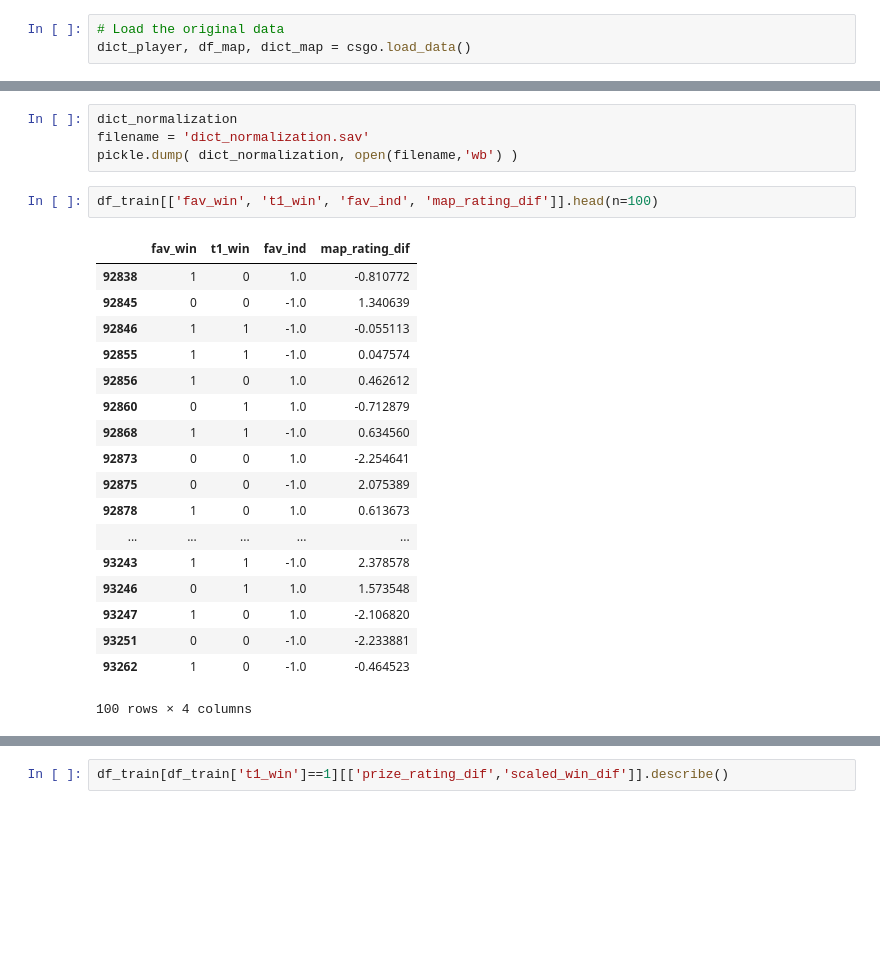
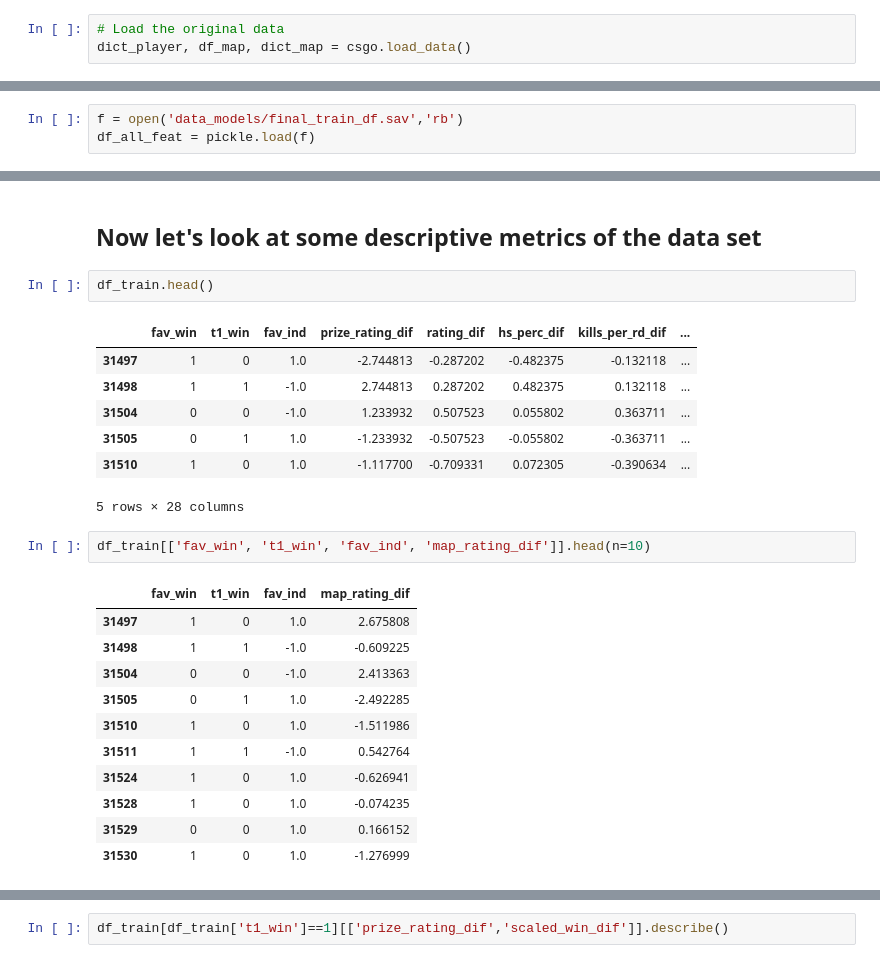
Before and after one commit to emmanuel-garza/insight-csgo, a Jupyter notebook: final_model.ipynb, the cells around one changed output, grey strips where cells are left out. Drawn from its saved outputs; the diff is of its cells as text; blank space fills up the shorter version.

```diff
--- a/final_model.ipynb
+++ b/final_model.ipynb
@@ -37,0 +45,3 @@ Total time to create training set = 0:00:11.221244
+# %%
+f = open('data_models/final_train_df.sav','rb')
+df_all_feat = pickle.load(f)
@@ -167,25 +136,26 @@ SyntaxError: invalid syntax (<ipython-input-20-b550ef1f9b0f>, line 40)
-# %%
-dict_normalization
-filename = 'dict_normalization.sav'
-pickle.dump( dict_normalization, open(filename,'wb') )
+# %% [markdown]
+## Now let's look at some descriptive metrics of the data set
+# %%
+df_train.head()
+# %% [output]
+|  | fav_win | t1_win | fav_ind | prize_rating_dif | rating_dif | hs_perc_dif | kills_per_rd_dif | ... |
+| 31497 | 1 | 0 | 1.0 | -2.744813 | -0.287202 | -0.482375 | -0.132118 | ... |
+| 31498 | 1 | 1 | -1.0 | 2.744813 | 0.287202 | 0.482375 | 0.132118 | ... |
+| 31504 | 0 | 0 | -1.0 | 1.233932 | 0.507523 | 0.055802 | 0.363711 | ... |
+| 31505 | 0 | 1 | 1.0 | -1.233932 | -0.507523 | -0.055802 | -0.363711 | ... |
+| 31510 | 1 | 0 | 1.0 | -1.117700 | -0.709331 | 0.072305 | -0.390634 | ... |
+5 rows × 28 columns
 # %%
-df_train[['fav_win', 't1_win', 'fav_ind', 'map_rating_dif']].head(n=100)
+df_train[['fav_win', 't1_win', 'fav_ind', 'map_rating_dif']].head(n=10)
 # %% [output]
 |  | fav_win | t1_win | fav_ind | map_rating_dif |
-| 92838 | 1 | 0 | 1.0 | -0.810772 |
-| 92845 | 0 | 0 | -1.0 | 1.340639 |
-| 92846 | 1 | 1 | -1.0 | -0.055113 |
-| 92855 | 1 | 1 | -1.0 | 0.047574 |
-| 92856 | 1 | 0 | 1.0 | 0.462612 |
-| 92860 | 0 | 1 | 1.0 | -0.712879 |
-| 92868 | 1 | 1 | -1.0 | 0.634560 |
-| 92873 | 0 | 0 | 1.0 | -2.254641 |
-| 92875 | 0 | 0 | -1.0 | 2.075389 |
-| 92878 | 1 | 0 | 1.0 | 0.613673 |
-| ... | ... | ... | ... | ... |
-| 93243 | 1 | 1 | -1.0 | 2.378578 |
-| 93246 | 0 | 1 | 1.0 | 1.573548 |
-| 93247 | 1 | 0 | 1.0 | -2.106820 |
-| 93251 | 0 | 0 | -1.0 | -2.233881 |
-| 93262 | 1 | 0 | -1.0 | -0.464523 |
+| 31497 | 1 | 0 | 1.0 | 2.675808 |
+| 31498 | 1 | 1 | -1.0 | -0.609225 |
+| 31504 | 0 | 0 | -1.0 | 2.413363 |
+| 31505 | 0 | 1 | 1.0 | -2.492285 |
+| 31510 | 1 | 0 | 1.0 | -1.511986 |
+| 31511 | 1 | 1 | -1.0 | 0.542764 |
+| 31524 | 1 | 0 | 1.0 | -0.626941 |
+| 31528 | 1 | 0 | 1.0 | -0.074235 |
+| 31529 | 0 | 0 | 1.0 | 0.166152 |
+| 31530 | 1 | 0 | 1.0 | -1.276999 |
-100 rows × 4 columns
```
Also changed, not shown: parts of 15 cells of this notebook, 1 other file.
